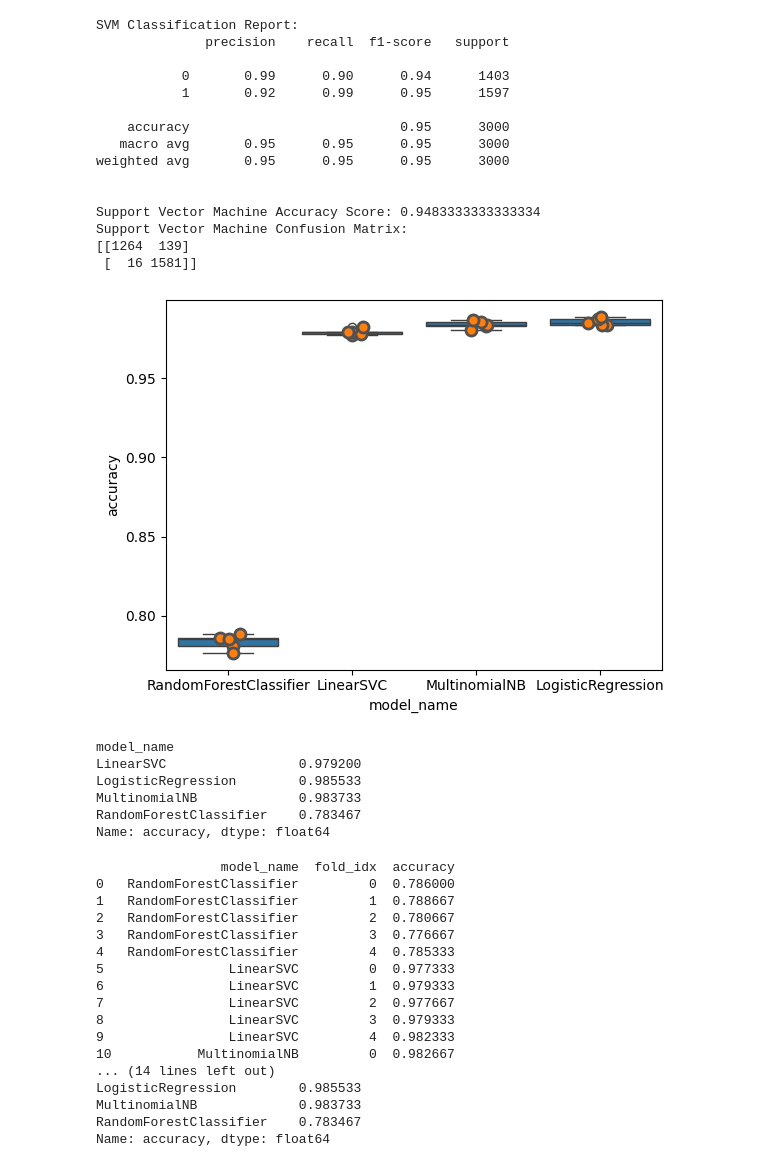
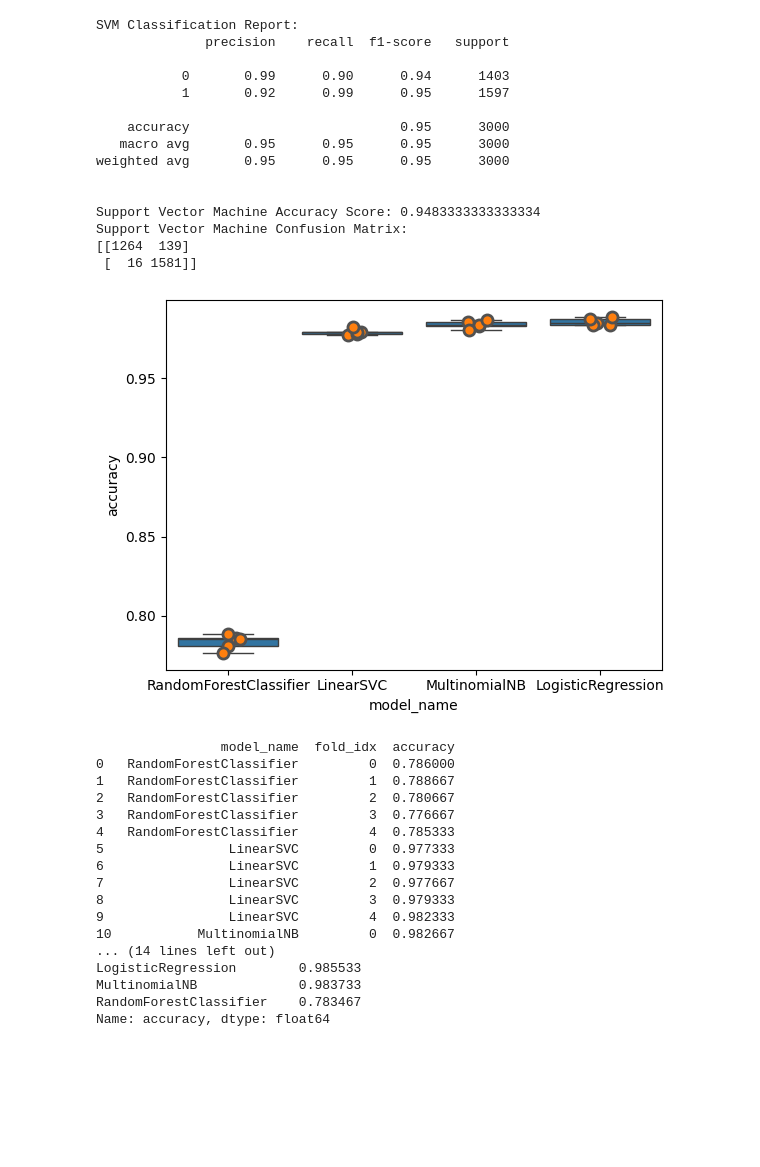
Before and after one commit to Al-Hasib/mPowerOnlineTest, a Jupyter notebook: experiments/ml.ipynb, the cells around one changed output. Drawn from its saved outputs; the diff is of its cells as text; code cells hidden in the pictures; blank space fills up the shorter version.

```diff
--- a/experiments/ml.ipynb
+++ b/experiments/ml.ipynb
@@ -220,21 +220,13 @@ for model in models:
   for fold_idx, accuracy in enumerate(accuracies):
     entries.append((model_name, fold_idx, accuracy))
 cv_df = pd.DataFrame(entries, columns=['model_name', 'fold_idx', 'accuracy'])
-
-
-
-sns.boxplot(x='model_name', y='accuracy', data=cv_df)
-sns.stripplot(x='model_name', y='accuracy', data=cv_df,
-              size=8, jitter=True, edgecolor="gray", linewidth=2)
-plt.show()
-# %% [output]
-[figure, removed]
-model_name
-LinearSVC                 0.979200
-LogisticRegression        0.985533
-MultinomialNB             0.983733
-RandomForestClassifier    0.783467
-Name: accuracy, dtype: float64
+# %%
+sns.boxplot(x='model_name', y='accuracy', data=cv_df)
+sns.stripplot(x='model_name', y='accuracy', data=cv_df,
+              size=8, jitter=True, linewidth=2)
+plt.show()
+# %% [output]
+[figure, added]
 # %%
 print(cv_df)
 print("\n\n")
```
Also changed, not shown: 2 other files.
